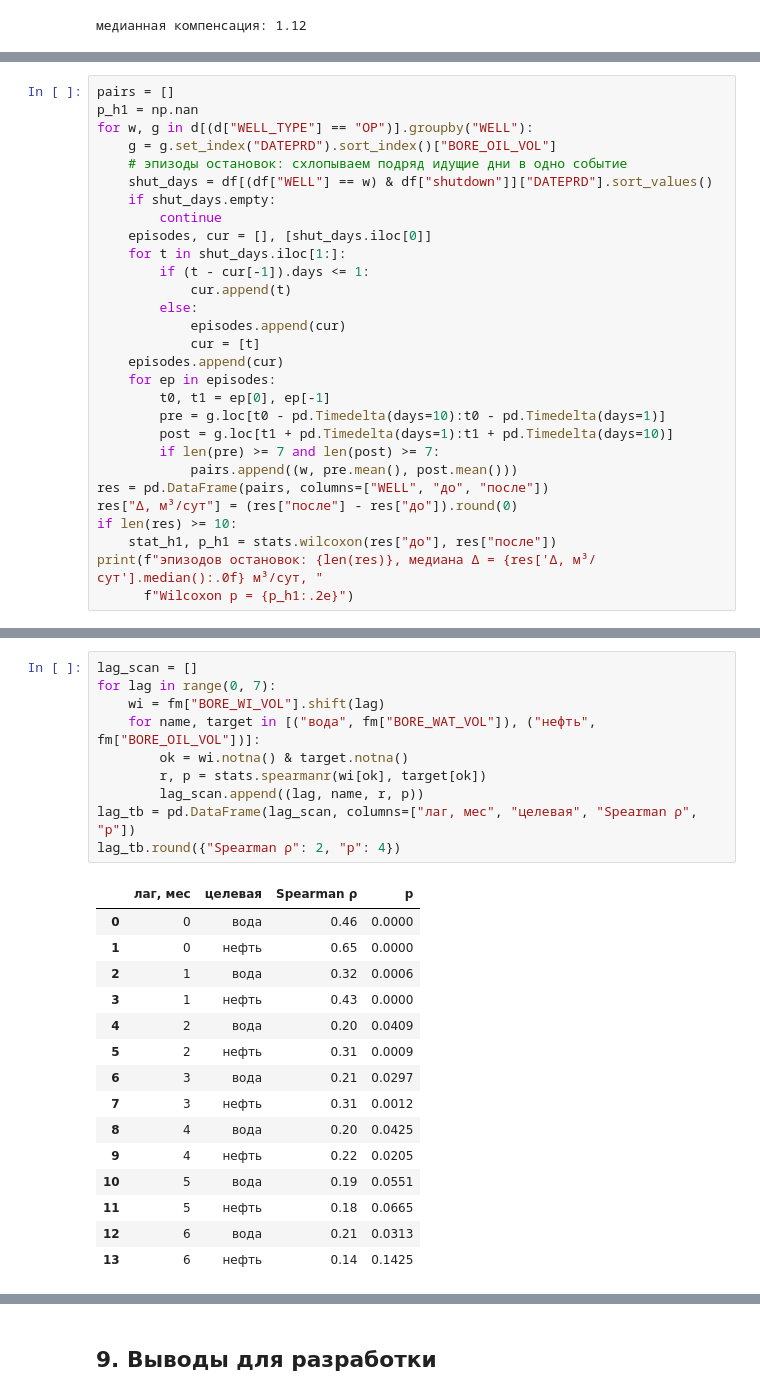
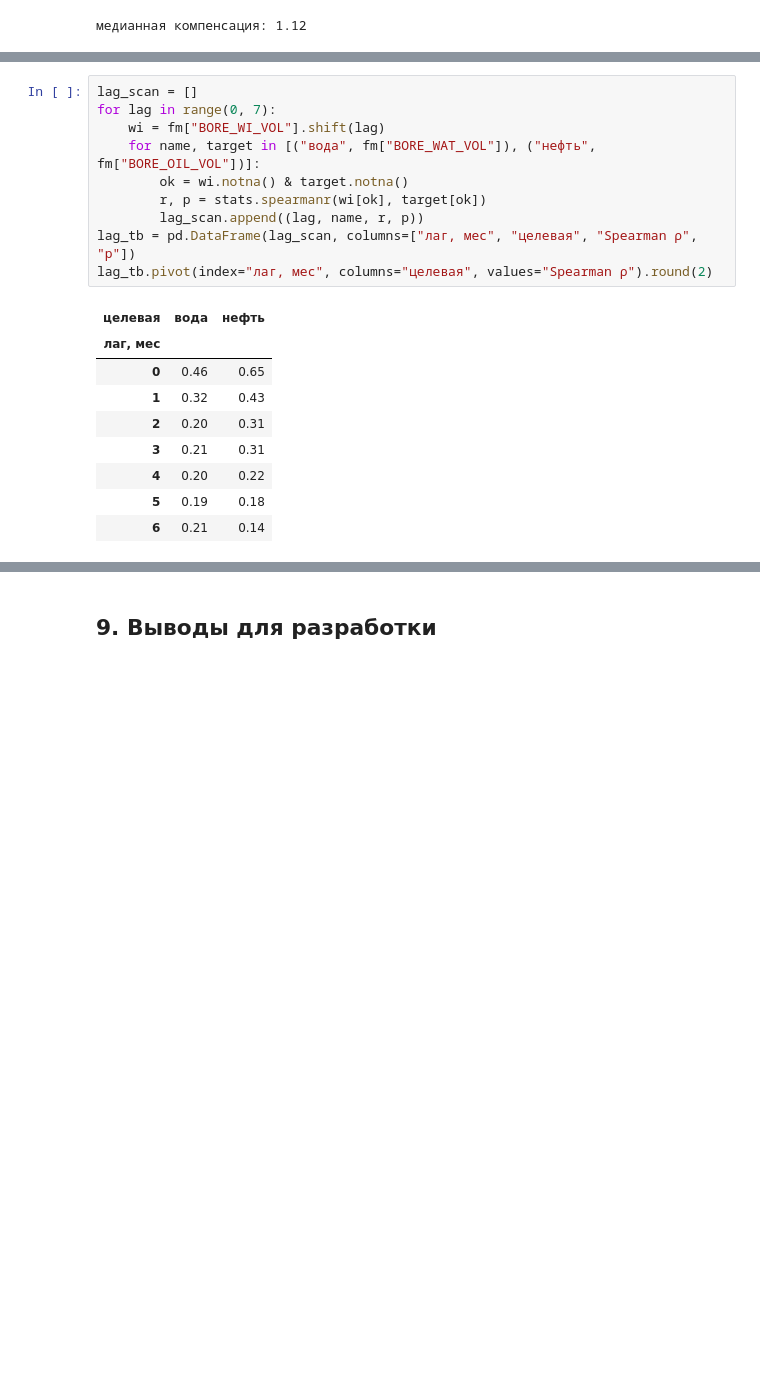
Before and after one commit to Alex91132/volve-eda, a Jupyter notebook: volve_eda.ipynb, the cells around one changed output, grey strips where cells are left out. Cells and saved outputs as stored; diff of their text form; blank space fills up the shorter version.

```diff
--- a/volve_eda.ipynb
+++ b/volve_eda.ipynb
@@ -266,29 +258,0 @@ print(f"медианная компенсация: {vrr.median():.2f}")
-# %%
-pairs = []
-p_h1 = np.nan
-for w, g in d[(d["WELL_TYPE"] == "OP")].groupby("WELL"):
-    g = g.set_index("DATEPRD").sort_index()["BORE_OIL_VOL"]
-    # эпизоды остановок: схлопываем подряд идущие дни в одно событие
-    shut_days = df[(df["WELL"] == w) & df["shutdown"]]["DATEPRD"].sort_values()
-    if shut_days.empty:
-        continue
-    episodes, cur = [], [shut_days.iloc[0]]
-    for t in shut_days.iloc[1:]:
-        if (t - cur[-1]).days <= 1:
-            cur.append(t)
-        else:
-            episodes.append(cur)
-            cur = [t]
-    episodes.append(cur)
-    for ep in episodes:
-        t0, t1 = ep[0], ep[-1]
-        pre = g.loc[t0 - pd.Timedelta(days=10):t0 - pd.Timedelta(days=1)]
-        post = g.loc[t1 + pd.Timedelta(days=1):t1 + pd.Timedelta(days=10)]
-        if len(pre) >= 7 and len(post) >= 7:
-            pairs.append((w, pre.mean(), post.mean()))
-res = pd.DataFrame(pairs, columns=["WELL", "до", "после"])
-res["Δ, м³/сут"] = (res["после"] - res["до"]).round(0)
-if len(res) >= 10:
-    stat_h1, p_h1 = stats.wilcoxon(res["до"], res["после"])
-print(f"эпизодов остановок: {len(res)}, медиана Δ = {res['Δ, м³/сут'].median():.0f} м³/сут, "
-      f"Wilcoxon p = {p_h1:.2e}")
@@ -317,26 +378,20 @@ Name: среднее Δ, м³/сут, dtype: float64
 # %%
 lag_scan = []
 for lag in range(0, 7):
     wi = fm["BORE_WI_VOL"].shift(lag)
     for name, target in [("вода", fm["BORE_WAT_VOL"]), ("нефть", fm["BORE_OIL_VOL"])]:
         ok = wi.notna() & target.notna()
         r, p = stats.spearmanr(wi[ok], target[ok])
         lag_scan.append((lag, name, r, p))
 lag_tb = pd.DataFrame(lag_scan, columns=["лаг, мес", "целевая", "Spearman ρ", "p"])
-lag_tb.round({"Spearman ρ": 2, "p": 4})
+lag_tb.pivot(index="лаг, мес", columns="целевая", values="Spearman ρ").round(2)
 # %% [output]
-|  | лаг, мес | целевая | Spearman ρ | p |
-| 0 | 0 | вода | 0.46 | 0.0000 |
-| 1 | 0 | нефть | 0.65 | 0.0000 |
-| 2 | 1 | вода | 0.32 | 0.0006 |
-| 3 | 1 | нефть | 0.43 | 0.0000 |
-| 4 | 2 | вода | 0.20 | 0.0409 |
-| 5 | 2 | нефть | 0.31 | 0.0009 |
-| 6 | 3 | вода | 0.21 | 0.0297 |
-| 7 | 3 | нефть | 0.31 | 0.0012 |
-| 8 | 4 | вода | 0.20 | 0.0425 |
-| 9 | 4 | нефть | 0.22 | 0.0205 |
-| 10 | 5 | вода | 0.19 | 0.0551 |
-| 11 | 5 | нефть | 0.18 | 0.0665 |
-| 12 | 6 | вода | 0.21 | 0.0313 |
-| 13 | 6 | нефть | 0.14 | 0.1425 |
+| целевая | вода | нефть |
+| лаг, мес |  |  |
+| 0 | 0.46 | 0.65 |
+| 1 | 0.32 | 0.43 |
+| 2 | 0.20 | 0.31 |
+| 3 | 0.21 | 0.31 |
+| 4 | 0.20 | 0.22 |
+| 5 | 0.19 | 0.18 |
+| 6 | 0.21 | 0.14 |
```
Also changed, not shown: parts of 20 cells of this notebook, 4 other files.
